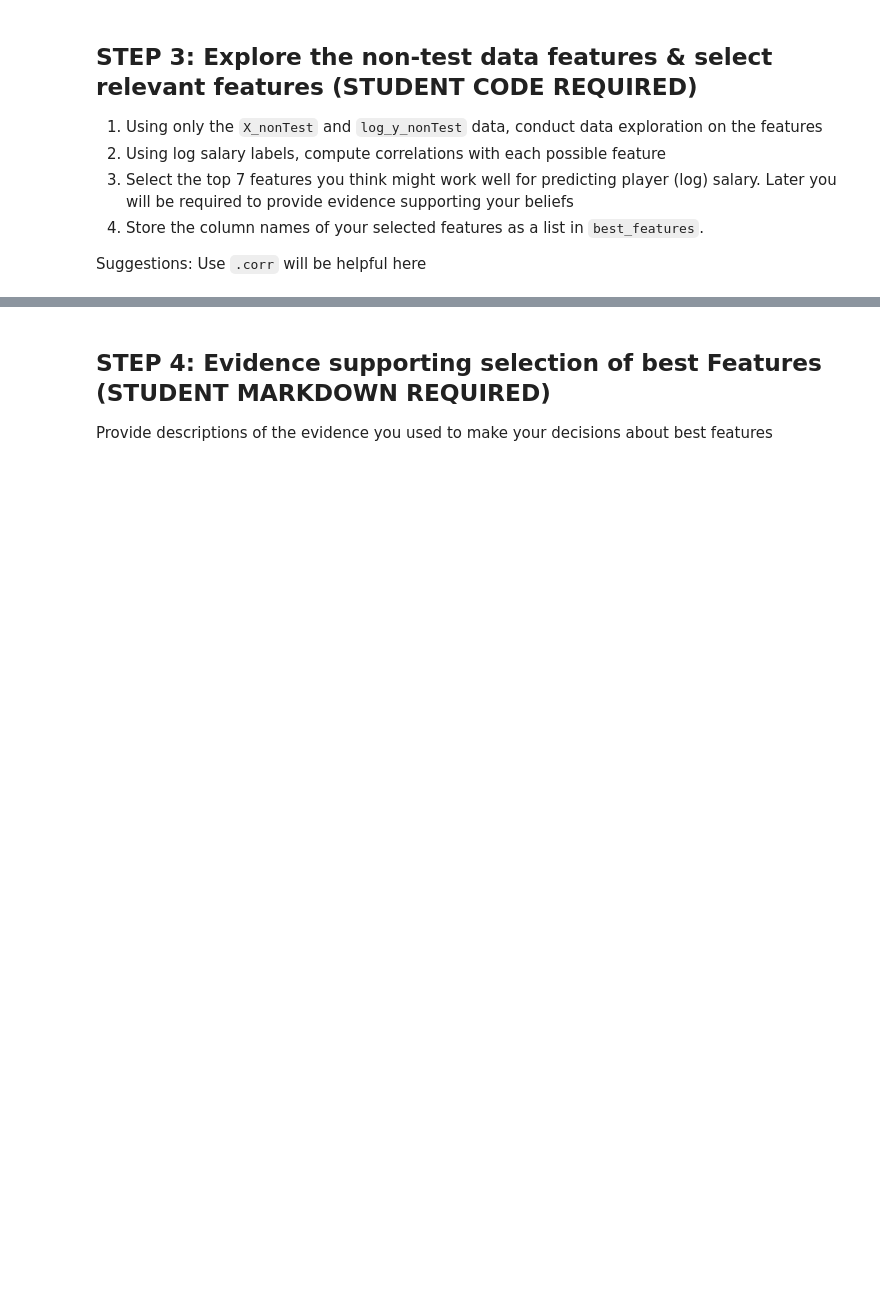
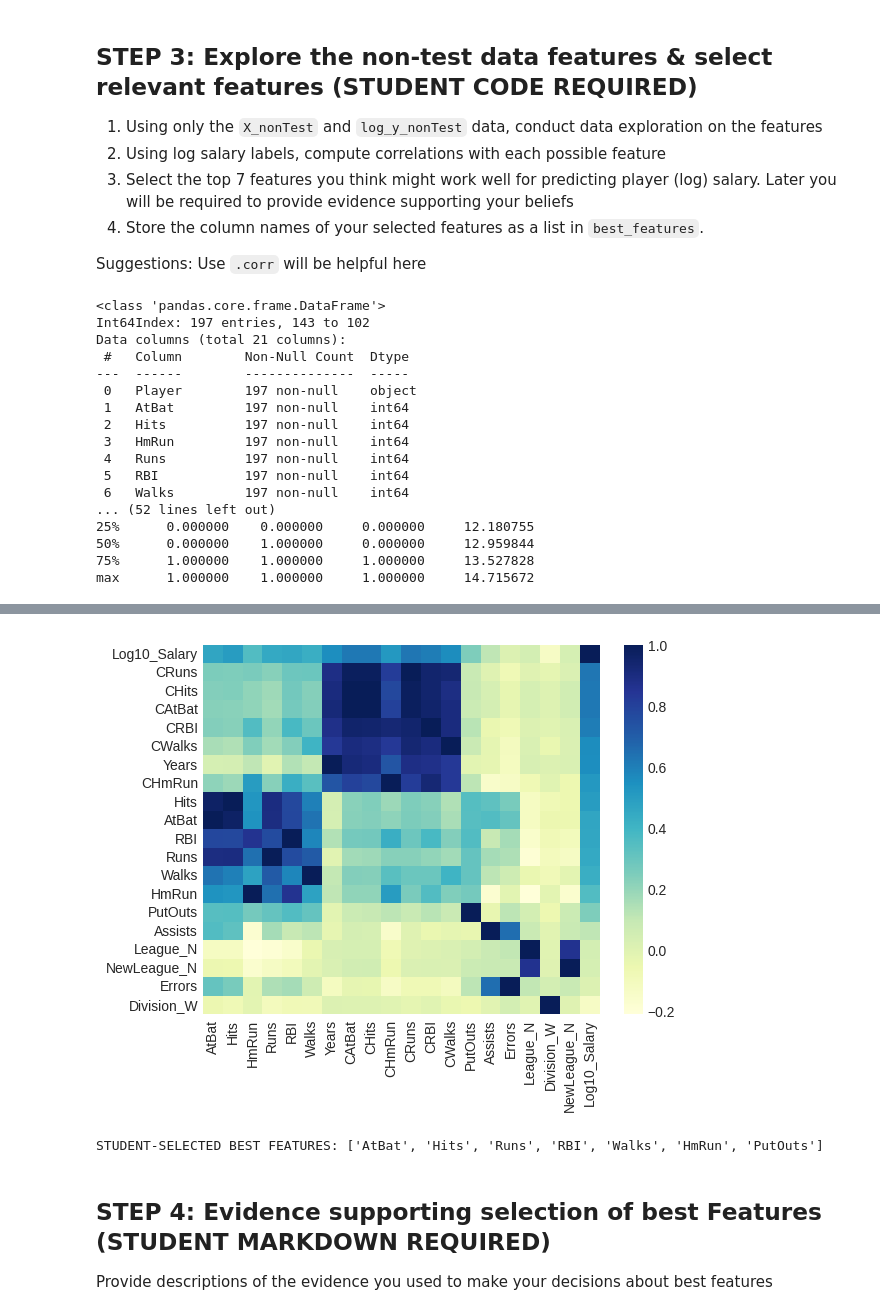
Before and after one commit to TheCodeheadMT/623-SML, a Jupyter notebook: HW4_TODD_MICHAEL.ipynb, the cells around one changed output, grey strips where cells are left out. Saved outputs shown, nothing was run; the diff lists cells and outputs as text; code cells hidden in the pictures; blank space fills up the shorter version.

```diff
--- a/HW4_TODD_MICHAEL.ipynb
+++ b/HW4_TODD_MICHAEL.ipynb
@@ -170,12 +299,47 @@ Suggestions:  Use `.corr` will be helpful here
 
 best_features = []  #placeholder
 
-# when exploring relationship between features and predictors, it might be useful to have a (re)combined set
+# when exploring relationship between features and predictors, it might be useful to have a (re)combined set\n",
+
 xy_nontest = pd.concat([X_nonTest, log_y_nonTest], axis=1)
 xy_nontest.rename(columns={"Salary":"Log10_Salary"},inplace=True)
 xy_nontest.info()
 
 #----------------START STUDENT CODE -----------------------
 
+# Decription of each feature
+print("Description:\n", xy_nontest.describe())
+
+# Correlation for each
+corr_xy_nontest = xy_nontest.corr().sort_values('Log10_Salary', ascending=False)
+
+display(corr_xy_nontest)
+
+dataplot = sns.heatmap(corr_xy_nontest, cmap="YlGnBu")
+
+# displaying heatmap
+plt.show()
+
+# selection of best features:
+best_features = ['AtBat', 'Hits', 'Runs', 'RBI', 'Walks', 'HmRun', 'PutOuts']
+#best_features = ['CRuns', 'CHits', 'CAtBat', 'CRBI', 'CWalks', 'Years', 'CHmRun']
 
 #----------------END STUDENT CODE -----------------------
+# %% [output]
+<class 'pandas.core.frame.DataFrame'>
+Int64Index: 197 entries, 143 to 102
+Data columns (total 21 columns):
+ #   Column        Non-Null Count  Dtype
+---  ------        --------------  -----
+ 0   Player        197 non-null    object
+ 1   AtBat         197 non-null    int64
+ 2   Hits          197 non-null    int64
+ 3   HmRun         197 non-null    int64
+ 4   Runs          197 non-null    int64
+ 5   RBI           197 non-null    int64
+ 6   Walks         197 non-null    int64
+... (52 lines left out)
+25%      0.000000    0.000000     0.000000     12.180755
+50%      0.000000    1.000000     0.000000     12.959844
+75%      1.000000    1.000000     1.000000     13.527828
+max      1.000000    1.000000     1.000000     14.715672
@@ -182,6 +363,9 @@ xy_nontest.info()
+[figure, added]
 # %%
 #instructor code
 print("STUDENT-SELECTED BEST FEATURES:", best_features)
+# %% [output]
+STUDENT-SELECTED BEST FEATURES: ['AtBat', 'Hits', 'Runs', 'RBI', 'Walks', 'HmRun', 'PutOuts']
 # %% [markdown]
 ## STEP 4: Evidence supporting selection of best Features  (STUDENT MARKDOWN REQUIRED)
 
```
Also changed, not shown: parts of 33 cells of this notebook.
